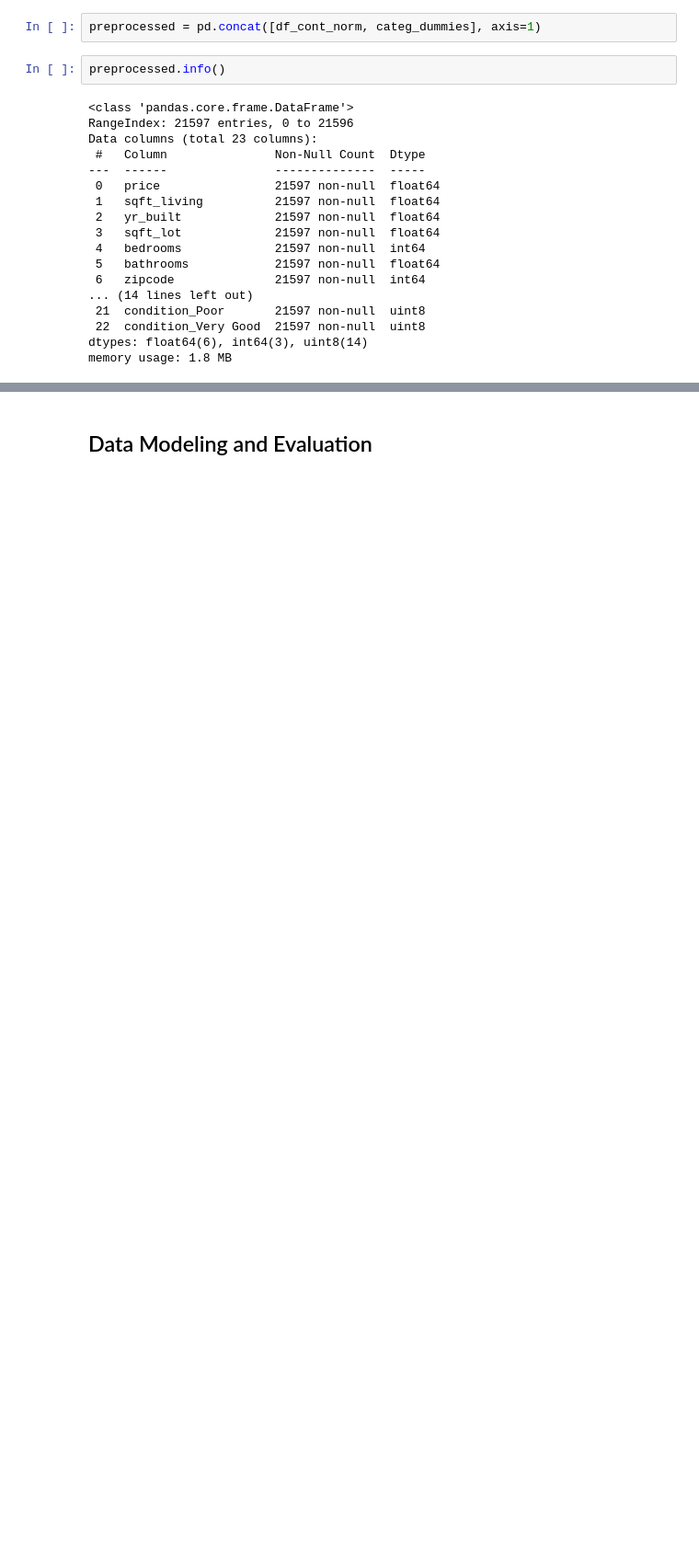
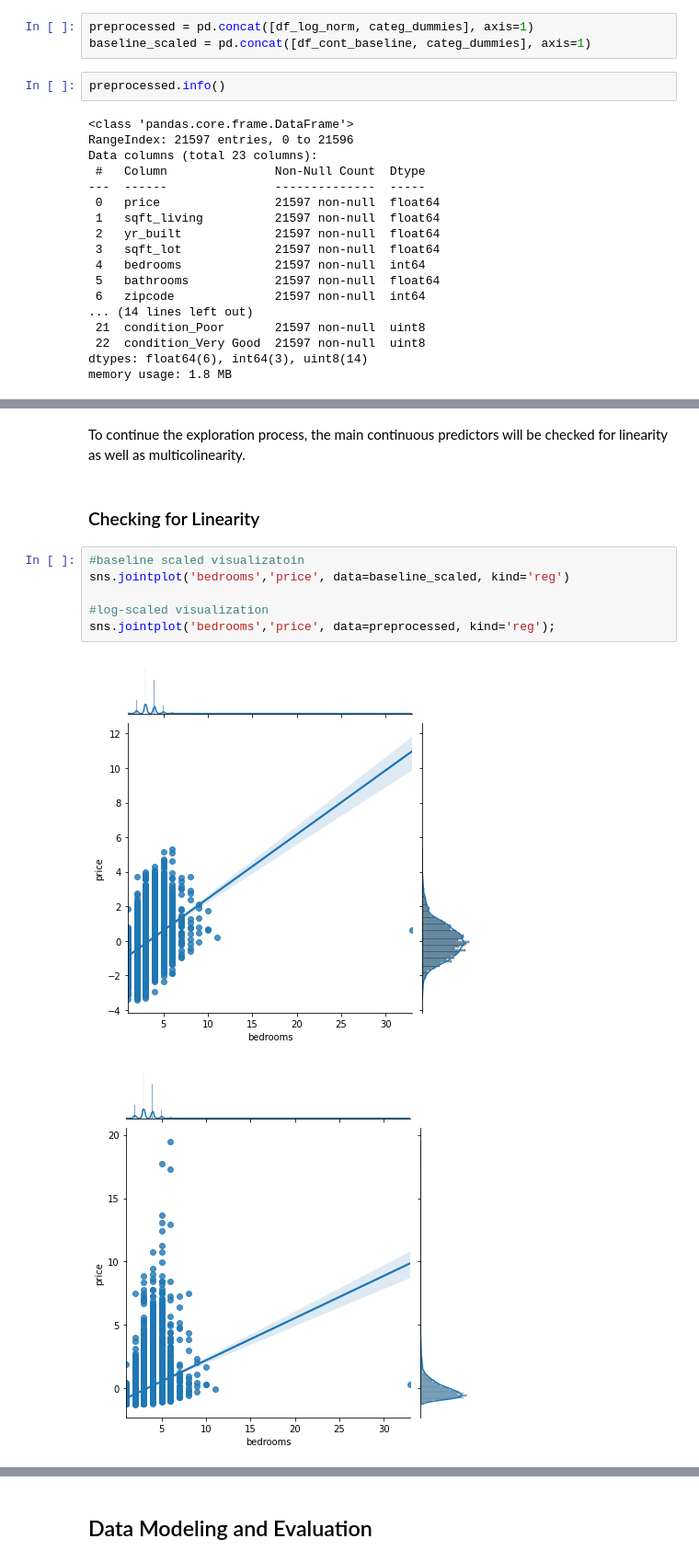
Before and after one commit to kevin-culver/home_sales_analysis, a Jupyter notebook: home_sales_analysis.ipynb, the cells around one changed output, grey strips where cells are left out. Shown: that part at 92% size. Saved outputs shown, nothing was run; the diff lists cells and outputs as text; blank space fills up the shorter version.

```diff
--- a/home_sales_analysis.ipynb
+++ b/home_sales_analysis.ipynb
@@ -257,5 +226,6 @@ categ_dummies = pd.get_dummies(df_categ, drop_first=True)
 # %%
-preprocessed = pd.concat([df_cont_norm, categ_dummies], axis=1)
+preprocessed = pd.concat([df_log_norm, categ_dummies], axis=1)
+baseline_scaled = pd.concat([df_cont_baseline, categ_dummies], axis=1)
 # %%
 preprocessed.info()
 # %% [output]
@@ -278,0 +251,13 @@ memory usage: 1.8 MB
+# %% [markdown]
+To continue the exploration process, the main continuous predictors will be checked for linearity as well as multicolinearity.
+# %% [markdown]
+### Checking for Linearity
+# %%
+#baseline scaled visualizatoin
+sns.jointplot('bedrooms','price', data=baseline_scaled, kind='reg')
+
+#log-scaled visualization
+sns.jointplot('bedrooms','price', data=preprocessed, kind='reg');
+# %% [output]
+[figure, added]
+[figure, added]
```
Also changed, not shown: parts of 41 cells of this notebook.
